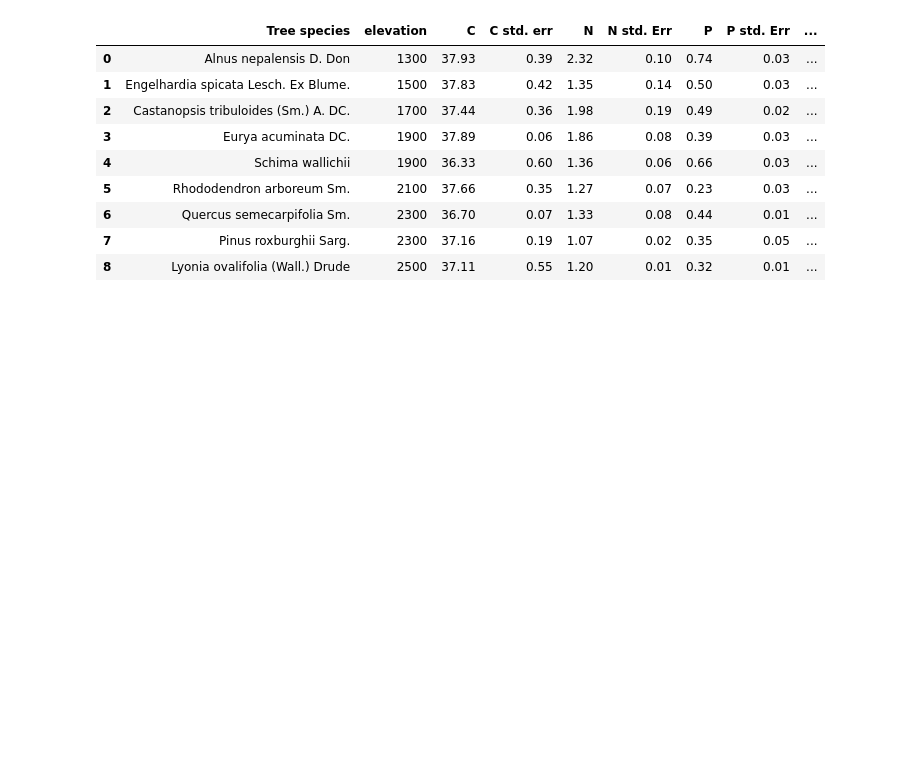
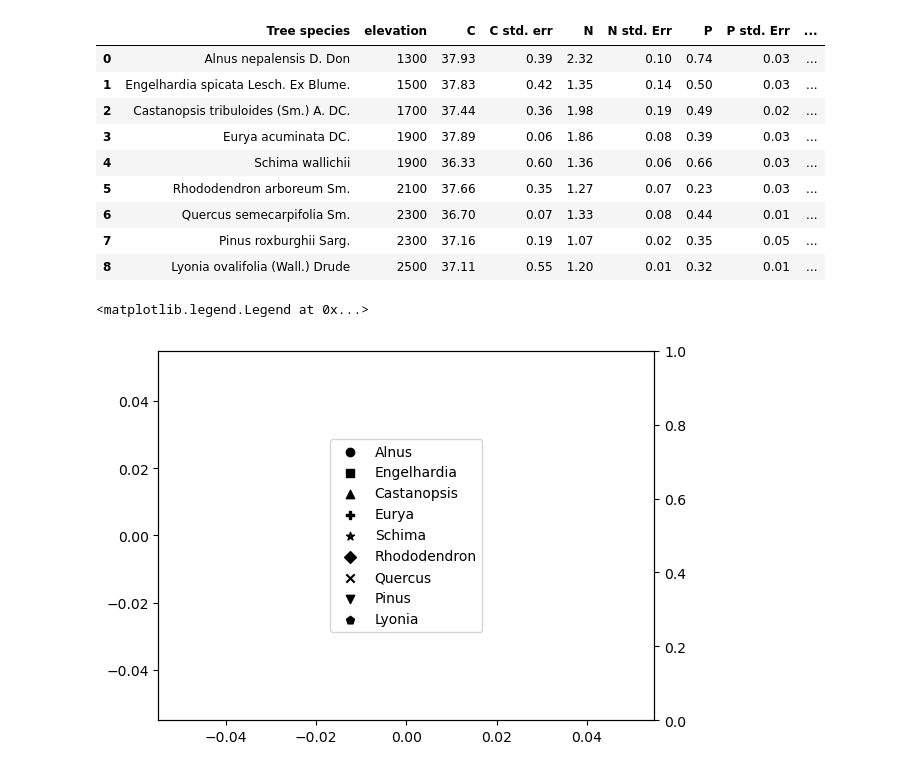
Before and after one commit to skip-skip/BiogeochemFin, a Jupyter notebook: Final.ipynb, the cells around one changed output. Saved outputs shown, nothing was run; the diff lists cells and outputs as text; code cells hidden in the pictures; blank space fills up the shorter version.

```diff
--- a/Final.ipynb
+++ b/Final.ipynb
@@ -43,4 +52,25 @@ df
 | 6 | Quercus semecarpifolia Sm. | 2300 | 36.70 | 0.07 | 1.33 | 0.08 | 0.44 | 0.01 | ... |
 | 7 | Pinus roxburghii Sarg. | 2300 | 37.16 | 0.19 | 1.07 | 0.02 | 0.35 | 0.05 | ... |
 | 8 | Lyonia ovalifolia (Wall.) Drude | 2500 | 37.11 | 0.55 | 1.20 | 0.01 | 0.32 | 0.01 | ... |
+# %%
+markers = ('o','s','^','P','*','D','x','v','p')
+
+fig,ax = plt.subplots()
+ax2=ax.twinx()
+leg_el = []
+leg_name=[]
+
+for index, row in df.iterrows():
+
+    leg_el.append(ax.scatter([],[],color='black', marker=markers[index]))
+    leg_name.append(row['Tree species'].split()[0])
+
+#ax.scatter(df['elevation'], df['N'], color='gray', marker = 'o')
+#ax.scatter(df['elevation'], df['P'], color='lightgray', marker = 'o')
+#ax2.scatter(df['elevation'], df['C'], color='black', marker = 'o')
+
+ax.legend(leg_el, leg_name, loc='center')
+# %% [output]
+<matplotlib.legend.Legend at 0x...>
+[figure, added]
 # %%
```
Also changed, not shown: parts of 8 cells of this notebook.
